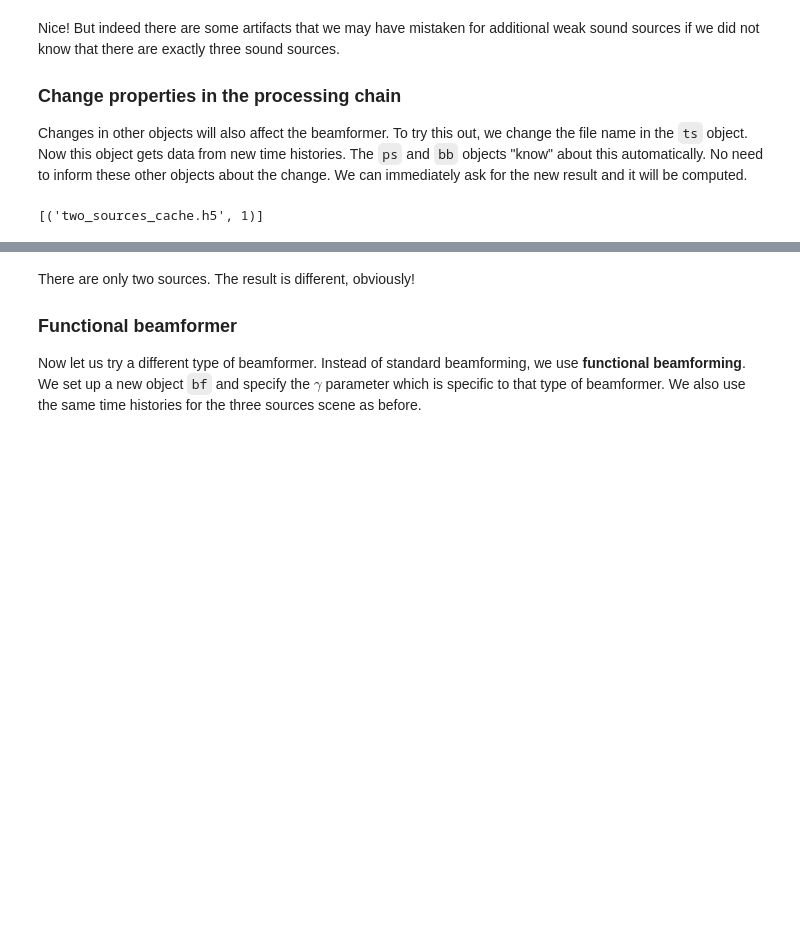
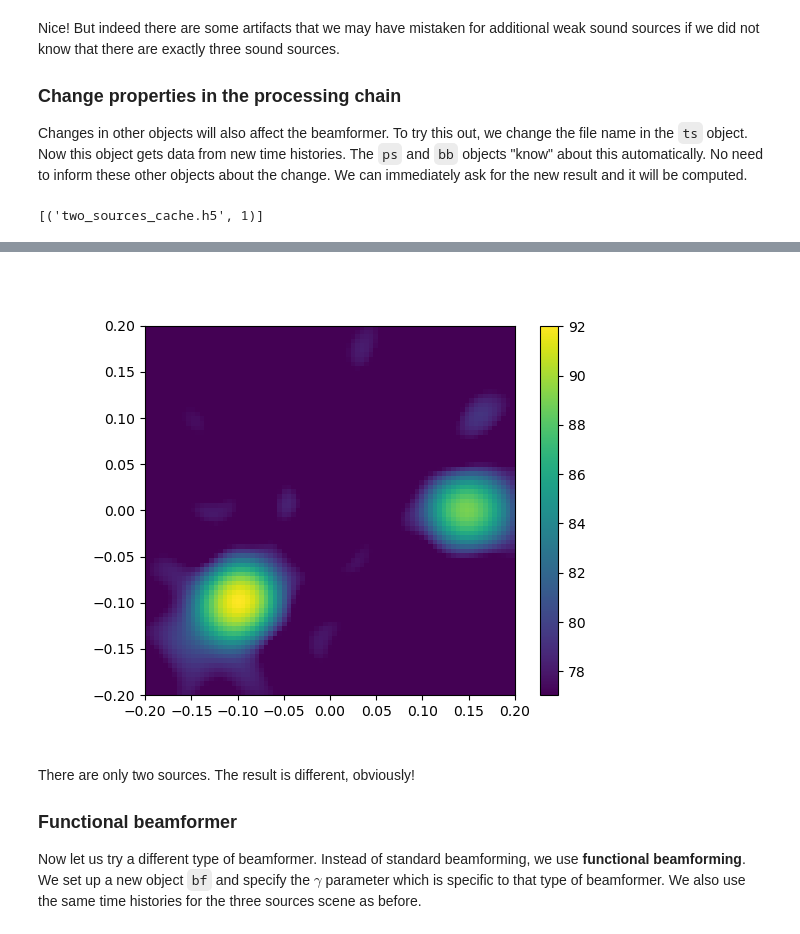
Before and after one commit to acoular/blog2, a Jupyter notebook: posts/getstart/getstart2.ipynb, the cells around one changed output, grey strips where cells are left out. Cells and saved outputs as stored; diff of their text form; code cells hidden in the pictures; blank space fills up the shorter version.

```diff
--- a/posts/getstart/getstart2.ipynb
+++ b/posts/getstart/getstart2.ipynb
@@ -24,11 +24,11 @@ To continue, we do the same set up as in [Part 1](getstart1.ipynb). We define `T
 # %%
 import acoular
 ts = acoular.TimeSamples( file="three_sources.h5" )
-ps = acoular.PowerSpectra( source=ts, block_size=128, window="Hanning" )
+ps = acoular.PowerSpectra( source=ts, block_size=256, window="Hanning" )
 mg = acoular.MicGeom( file="array_64.xml" )
 rg = acoular.RectGrid( x_min=-0.2, x_max=0.2,
                        y_min=-0.2, y_max=0.2,
-                       z=0.3, increment=0.01 )
+                       z=0.3, increment=0.005 )
 st = acoular.SteeringVector( grid=rg, mics=mg )
 bb = acoular.BeamformerBase( freq_data=ps, steer=st )
 # %% [markdown]
@@ -71,10 +69,10 @@ Nice! But indeed there are some artifacts that we may have mistaken for addition
 
 Changes in other objects will also affect the beamformer. To try this out, we change the file name in the `ts` object. Now this object gets data from new time histories. The `ps` and `bb` objects "know" about this automatically. No need to inform these other objects about the change. We can immediately ask for the new result and it will be computed.
 # %%
-ts.name="two_sources.h5"
+ts.file="two_sources.h5"
 Lm = acoular.L_p( bb.synthetic( 8000, 3 ) )
 plt.figure()
-plt.imshow( Lm.T, origin="lower", vmin=Lm.max()-15, extent=rg.extend() )
+plt.imshow( Lm.T, origin="lower", vmin=Lm.max()-15, extent=rg.extent )
 plt.colorbar();
 # %% [output]
 [('two_sources_cache.h5', 1)]
@@ -83,3 +79,4 @@ plt.colorbar();
+[figure, added]
 # %% [markdown]
 There are only two sources. The result is different, obviously!
 
```
Also changed, not shown: parts of 7 cells of this notebook, 1 other file.
